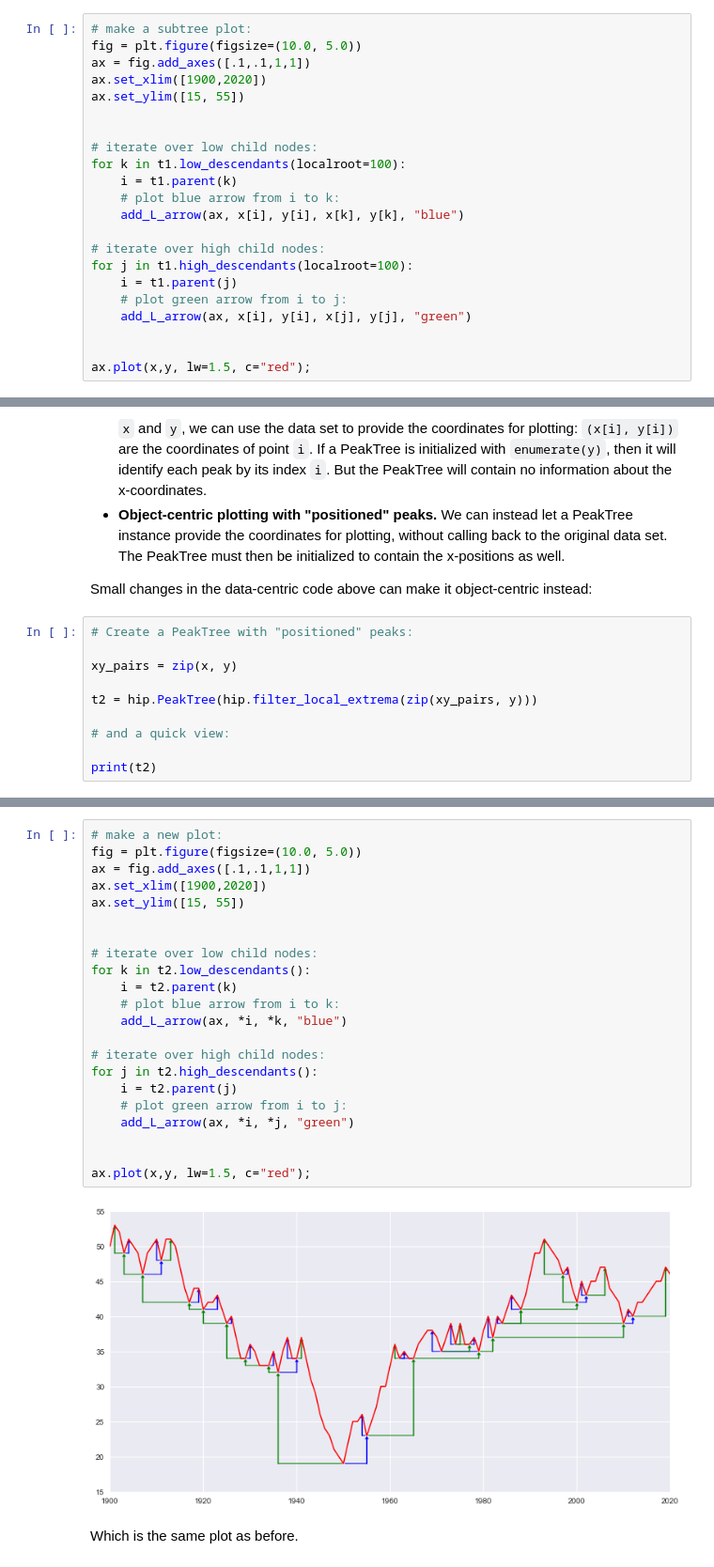
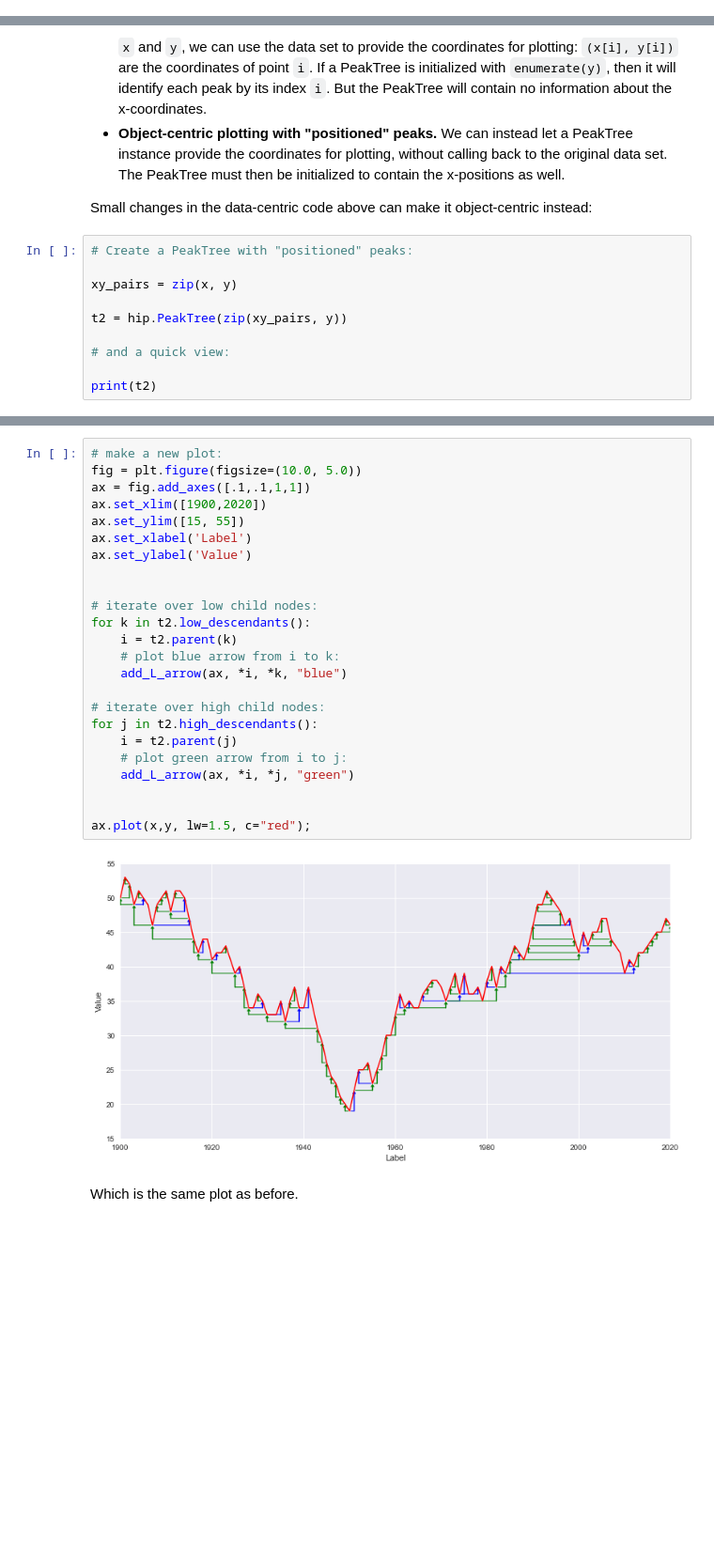
Before and after one commit to eivindtostesen/hierarchical_peak_finding, a Jupyter notebook: How_to_plot_tree.ipynb, the cells around one changed output, grey strips where cells are left out. Shown: that part at 94% size. Drawn from its saved outputs; the diff is of its cells as text; blank space fills up the shorter version.

```diff
--- a/How_to_plot_tree.ipynb
+++ b/How_to_plot_tree.ipynb
@@ -109,22 +133,0 @@ x[100]
-# %%
-# make a subtree plot:
-fig = plt.figure(figsize=(10.0, 5.0))
-ax = fig.add_axes([.1,.1,1,1])
-ax.set_xlim([1900,2020])
-ax.set_ylim([15, 55])
-
-
-# iterate over low child nodes:
-for k in t1.low_descendants(localroot=100):
-    i = t1.parent(k)
-    # plot blue arrow from i to k:
-    add_L_arrow(ax, x[i], y[i], x[k], y[k], "blue")
-
-# iterate over high child nodes:
-for j in t1.high_descendants(localroot=100):
-    i = t1.parent(j)
-    # plot green arrow from i to j:
-    add_L_arrow(ax, x[i], y[i], x[j], y[j], "green")
-
-
-ax.plot(x,y, lw=1.5, c="red");
@@ -153,7 +147,7 @@ Small changes in the data-centric code above can make it object-centric instead:
 
 xy_pairs = zip(x, y)
 
-t2 = hip.PeakTree(hip.filter_local_extrema(zip(xy_pairs, y)))
+t2 = hip.PeakTree(zip(xy_pairs, y))
 
 # and a quick view:
 
@@ -171,26 +172,28 @@ print(t2)
 # %%
 # make a new plot:
 fig = plt.figure(figsize=(10.0, 5.0))
 ax = fig.add_axes([.1,.1,1,1])
 ax.set_xlim([1900,2020])
 ax.set_ylim([15, 55])
+ax.set_xlabel('Label')
+ax.set_ylabel('Value')
 
 
 # iterate over low child nodes:
 for k in t2.low_descendants():
     i = t2.parent(k)
     # plot blue arrow from i to k:
     add_L_arrow(ax, *i, *k, "blue")
 
 # iterate over high child nodes:
 for j in t2.high_descendants():
     i = t2.parent(j)
     # plot green arrow from i to j:
     add_L_arrow(ax, *i, *j, "green")
 
 
 ax.plot(x,y, lw=1.5, c="red");
 # %% [output]
-[figure, old version]
+[figure, new version]
 # %% [markdown]
 Which is the same plot as before.
```
Also changed, not shown: parts of 19 cells of this notebook, 3 other files.
